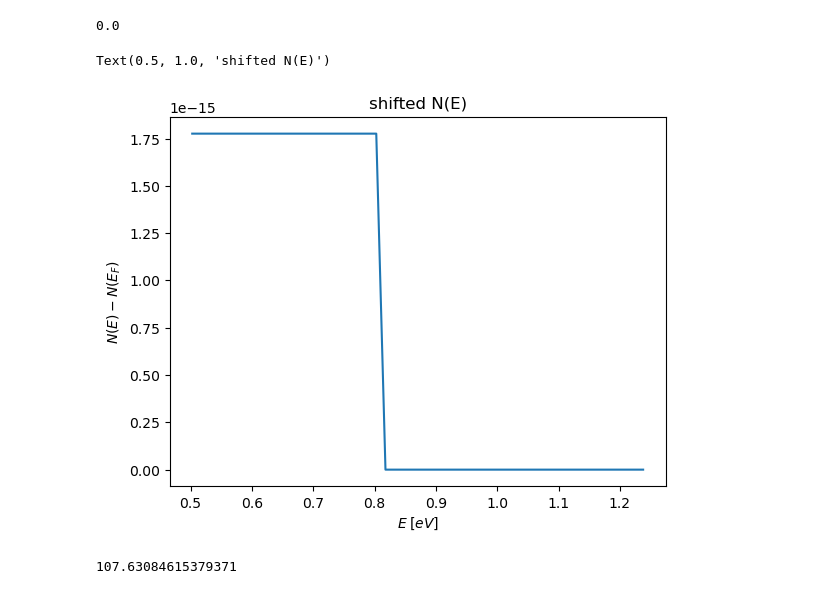
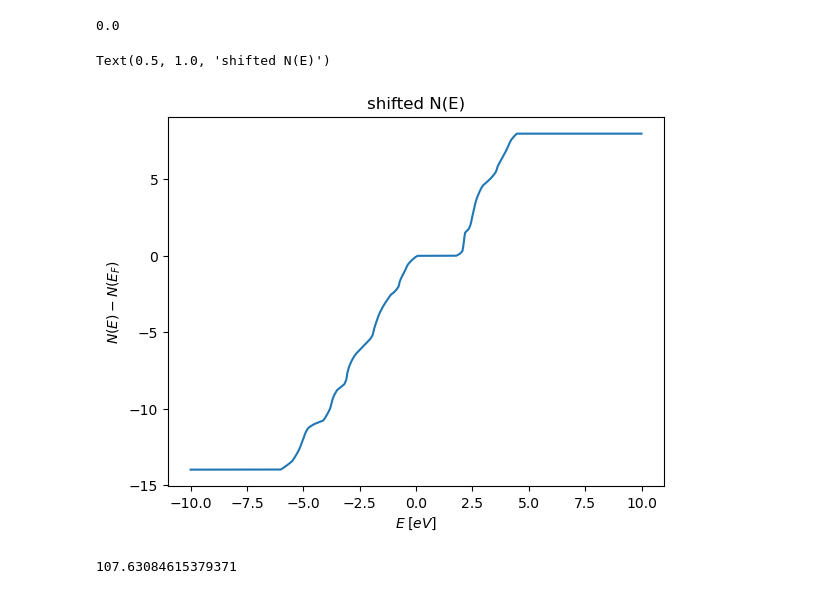
Before and after one commit to bastistoeck/Projektarbeit-1, a Jupyter notebook: DOS_calculations/tmdc_idos.ipynb, the cells around one changed output. Cells and saved outputs as stored; diff of their text form; code cells hidden in the pictures.

```diff
--- a/DOS_calculations/tmdc_idos.ipynb
+++ b/DOS_calculations/tmdc_idos.ipynb
@@ -3,11 +3,11 @@ import numpy as np
 import matplotlib.pyplot as plt
 # %%
 # dos
-dos_idx = 0
+dos_idx = 2
 dos_filenames = ['dos_MoS2_energy_deviation_15e-3.txt', 'dos_MoS2_energy_deviation_50e-3.txt', 'dos_MoS2_energy_deviation_05e-3.txt']
 idos_filnames = ['idos_MoS2_energy_deviation_15e-3.npy', 'idos_MoS2_energy_deviation_50e-3.npy', 'idos_MoS2_energy_deviation_05e-3.npy']
 energies_filenames = ['idos_MoS2_energies_energy_deviation_15e-3.npy', 'idos_MoS2_energies_energy_deviation_50e-3.npy', 'idos_MoS2_energies_energy_deviation_05e-3.npy']
-calculated_dos = np.loadtxt('dos_MoS2_energy_deviation_05e-3_gamma_nk_400.txt')
+calculated_dos = np.loadtxt('dos_MoS2_energy_deviation_05e-3.txt')
 n_en = calculated_dos.shape[0]
 # %%
 # bandstructure
@@ -76,7 +76,7 @@ array([0., 0., 0., 0., 0., 0., 0., 0., 0., 0.])
 # %%
 min_idx = np.argmin(abs(n_particle))
 print(min_idx)
-min_idx = 750
+min_idx = 22000
 print(calculated_dos[min_idx, 0])
 print(n_particle[min_idx])
 # %% [output]
@@ -102,13 +102,13 @@ print(n_particle_shifted[min_idx])
 # %% [output]
 0.0
 # %%
-plt.plot(calculated_dos[:, 0][700:750], n_particle_shifted[700:750])
+plt.plot(calculated_dos[:, 0], n_particle_shifted)
 plt.xlabel('$E \\; [eV]$')
 plt.ylabel('$N(E)-N(E_F)$')
 plt.title('shifted N(E)')
 # %% [output]
 Text(0.5, 1.0, 'shifted N(E)')
-[figure, old version]
+[figure, new version]
 # %%
 # unit cell volume
 a_lattice = 3.18
```
Also changed, not shown: parts of 6 cells of this notebook, 5 other files.
